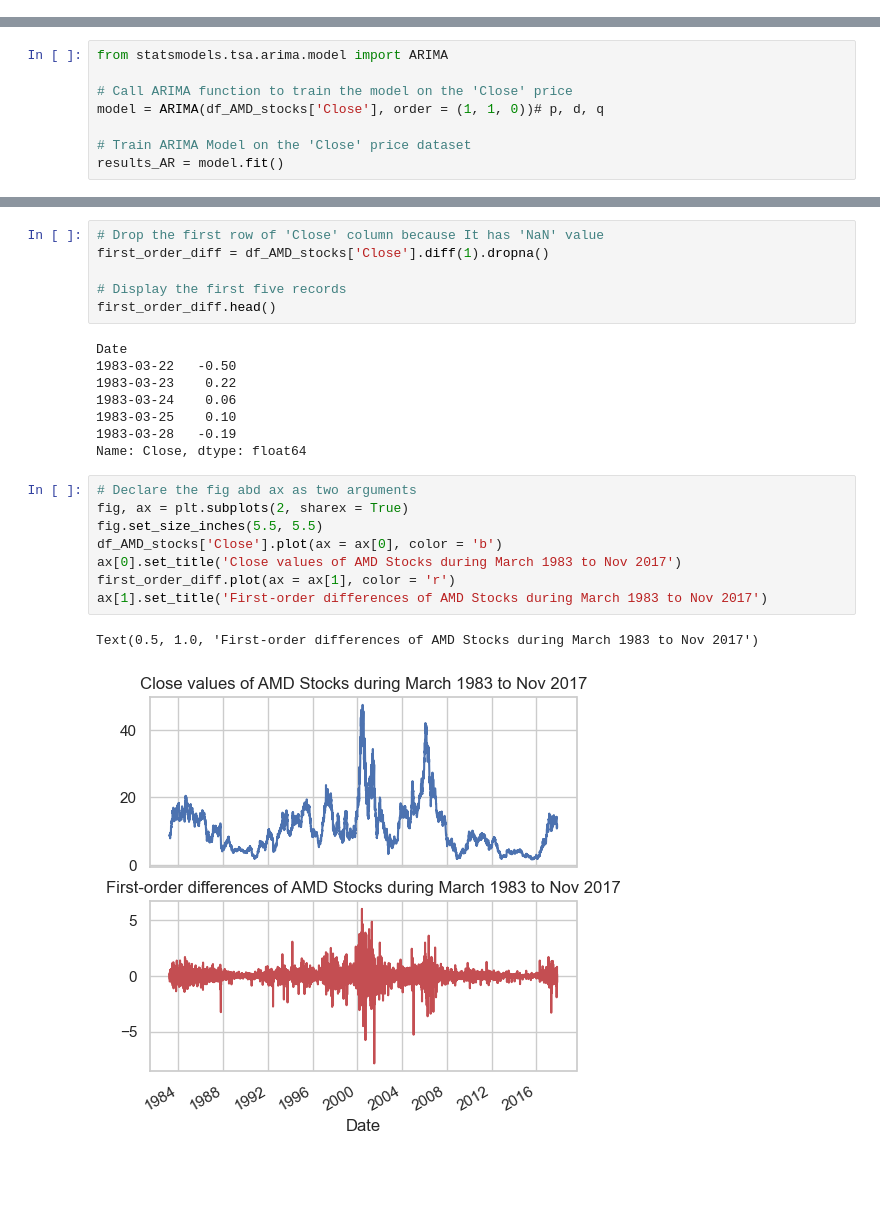
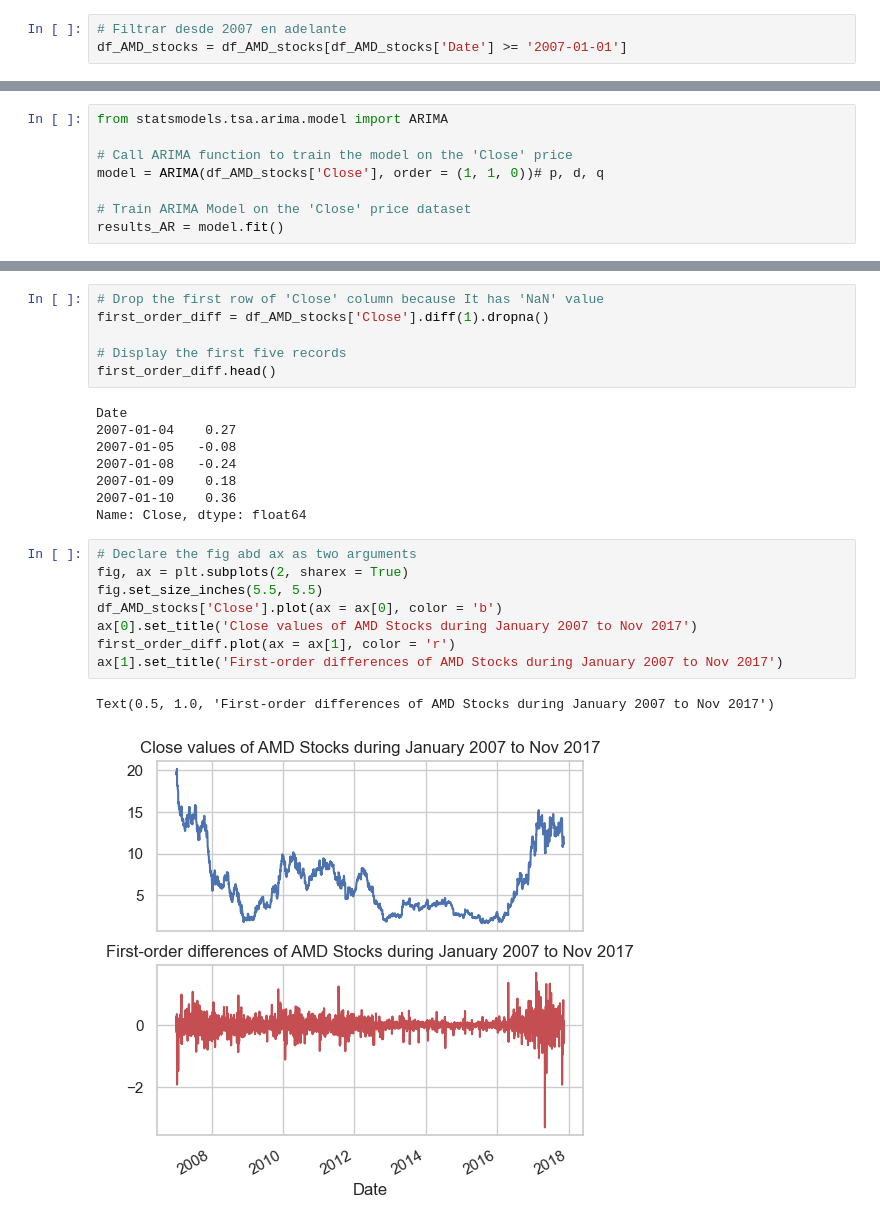
Before and after one commit to FJGM2023015/ML_Stocks_Project, a Jupyter notebook: ML_Stocks_Project.ipynb, the cells around one changed output, grey strips where cells are left out. Drawn from its saved outputs; the diff is of its cells as text; blank space fills up the shorter version.

```diff
--- a/ML_Stocks_Project.ipynb
+++ b/ML_Stocks_Project.ipynb
@@ -1008,6 +1012,9 @@ df_AMD_stocks.head()
 | 19965 | 1983-03-23 | 8.50 | 8.81 | 8.47 | 8.72 | 442400 | 0 | AMD | ADVANCED MICRO DEVICES INC |
 | 19966 | 1983-03-24 | 8.72 | 8.78 | 8.66 | 8.78 | 412000 | 0 | AMD | ADVANCED MICRO DEVICES INC |
 | 19967 | 1983-03-25 | 8.91 | 9.06 | 8.75 | 8.88 | 216400 | 0 | AMD | ADVANCED MICRO DEVICES INC |
+# %%
+# Filtrar desde 2007 en adelante
+df_AMD_stocks = df_AMD_stocks[df_AMD_stocks['Date'] >= '2007-01-01']
 # %%
 # Store the 'Date' column into dataframe 'df_AMD_stocks'
 df_AMD_stocks['Date'] = pd.to_datetime(df_AMD_stocks['Date'], '%Y-%m-%d')
@@ -1132,23 +1139,23 @@ first_order_diff = df_AMD_stocks['Close'].diff(1).dropna()
 first_order_diff.head()
 # %% [output]
 Date
-1983-03-22   -0.50
-1983-03-23    0.22
-1983-03-24    0.06
-1983-03-25    0.10
-1983-03-28   -0.19
+2007-01-04    0.27
+2007-01-05   -0.08
+2007-01-08   -0.24
+2007-01-09    0.18
+2007-01-10    0.36
 Name: Close, dtype: float64
 # %%
 # Declare the fig abd ax as two arguments
 fig, ax = plt.subplots(2, sharex = True)
 fig.set_size_inches(5.5, 5.5)
 df_AMD_stocks['Close'].plot(ax = ax[0], color = 'b')
-ax[0].set_title('Close values of AMD Stocks during March 1983 to Nov 2017')
+ax[0].set_title('Close values of AMD Stocks during January 2007 to Nov 2017')
 first_order_diff.plot(ax = ax[1], color = 'r')
-ax[1].set_title('First-order differences of AMD Stocks during March 1983 to Nov 2017')
+ax[1].set_title('First-order differences of AMD Stocks during January 2007 to Nov 2017')
 # %% [output]
-Text(0.5, 1.0, 'First-order differences of AMD Stocks during March 1983 to Nov 2017')
+Text(0.5, 1.0, 'First-order differences of AMD Stocks during January 2007 to Nov 2017')
-[figure, old version]
+[figure, new version]
 # %%
 # plot the data with 50 lags
 plotds(first_order_diff, nlag = 50)
```
Also changed, not shown: parts of 16 cells of this notebook.
